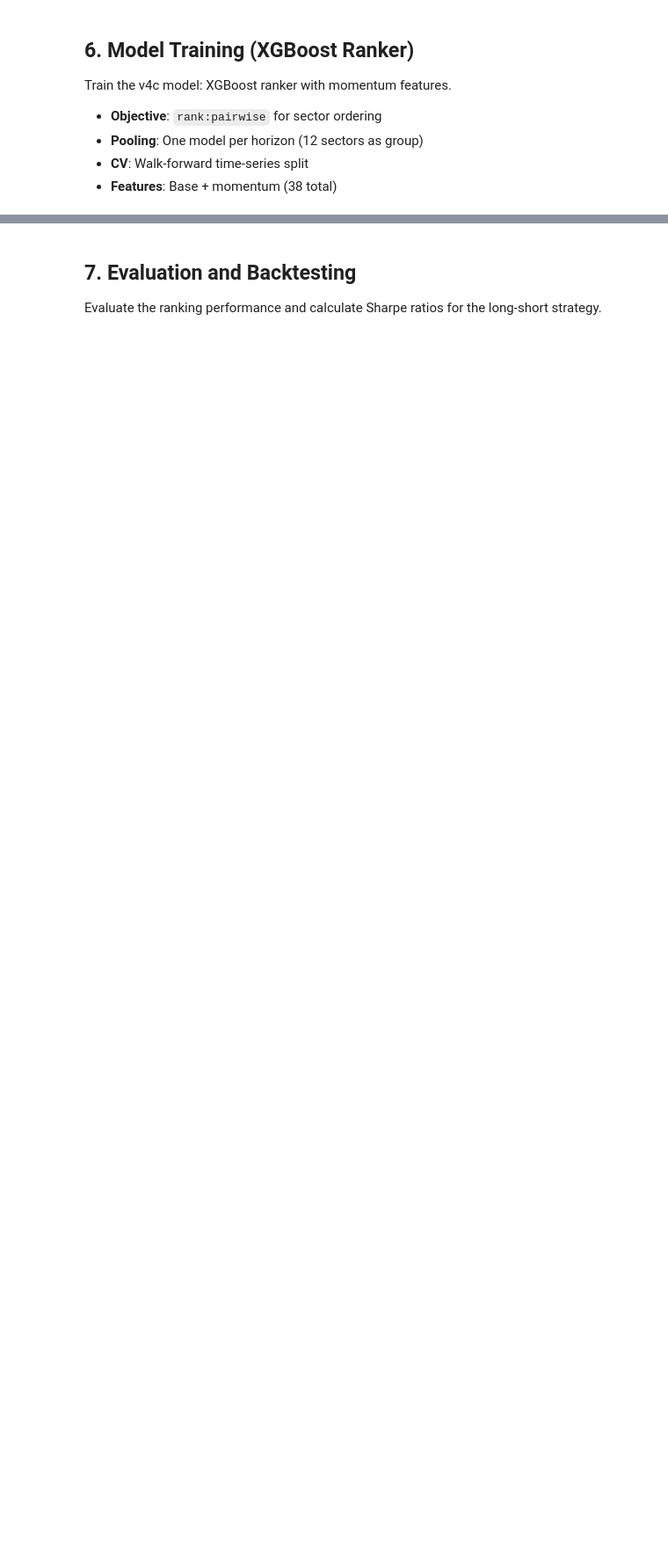
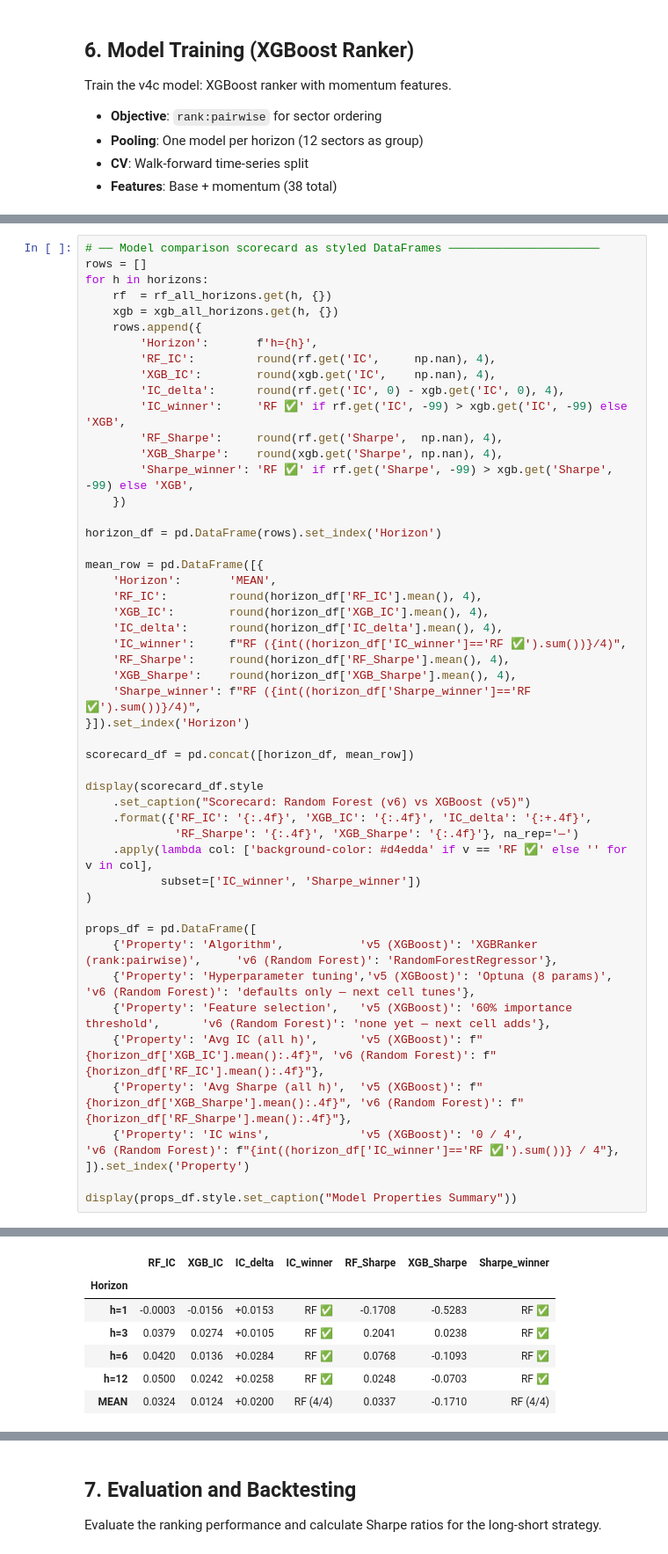
Before and after one commit to catma12/fintech-project-1, a Jupyter notebook: notebooks/best_model_v4c.ipynb, the cells around one changed output, grey strips where cells are left out. Shown at 88% size. Drawn from its saved outputs; the diff is of its cells as text; blank space fills up the shorter version.

```diff
--- a/notebooks/best_model_v4c.ipynb
+++ b/notebooks/best_model_v4c.ipynb
@@ -345,0 +1430,51 @@ for h in horizons:
+# %%
+# ── Model comparison scorecard as styled DataFrames ──────────────────────
+rows = []
+for h in horizons:
+    rf  = rf_all_horizons.get(h, {})
+    xgb = xgb_all_horizons.get(h, {})
+    rows.append({
+        'Horizon':       f'h={h}',
+        'RF_IC':         round(rf.get('IC',     np.nan), 4),
+        'XGB_IC':        round(xgb.get('IC',    np.nan), 4),
+        'IC_delta':      round(rf.get('IC', 0) - xgb.get('IC', 0), 4),
+        'IC_winner':     'RF ✅' if rf.get('IC', -99) > xgb.get('IC', -99) else 'XGB',
+        'RF_Sharpe':     round(rf.get('Sharpe',  np.nan), 4),
+        'XGB_Sharpe':    round(xgb.get('Sharpe', np.nan), 4),
+        'Sharpe_winner': 'RF ✅' if rf.get('Sharpe', -99) > xgb.get('Sharpe', -99) else 'XGB',
+    })
+
+horizon_df = pd.DataFrame(rows).set_index('Horizon')
+
+mean_row = pd.DataFrame([{
+    'Horizon':       'MEAN',
+    'RF_IC':         round(horizon_df['RF_IC'].mean(), 4),
+    'XGB_IC':        round(horizon_df['XGB_IC'].mean(), 4),
+    'IC_delta':      round(horizon_df['IC_delta'].mean(), 4),
+    'IC_winner':     f"RF ({int((horizon_df['IC_winner']=='RF ✅').sum())}/4)",
+    'RF_Sharpe':     round(horizon_df['RF_Sharpe'].mean(), 4),
+    'XGB_Sharpe':    round(horizon_df['XGB_Sharpe'].mean(), 4),
+    'Sharpe_winner': f"RF ({int((horizon_df['Sharpe_winner']=='RF ✅').sum())}/4)",
+}]).set_index('Horizon')
+
+scorecard_df = pd.concat([horizon_df, mean_row])
+
+display(scorecard_df.style
+    .set_caption("Scorecard: Random Forest (v6) vs XGBoost (v5)")
+    .format({'RF_IC': '{:.4f}', 'XGB_IC': '{:.4f}', 'IC_delta': '{:+.4f}',
+             'RF_Sharpe': '{:.4f}', 'XGB_Sharpe': '{:.4f}'}, na_rep='—')
+    .apply(lambda col: ['background-color: #d4edda' if v == 'RF ✅' else '' for v in col],
+           subset=['IC_winner', 'Sharpe_winner'])
+)
+
+props_df = pd.DataFrame([
+    {'Property': 'Algorithm',           'v5 (XGBoost)': 'XGBRanker (rank:pairwise)',     'v6 (Random Forest)': 'RandomForestRegressor'},
+    {'Property': 'Hyperparameter tuning','v5 (XGBoost)': 'Optuna (8 params)',             'v6 (Random Forest)': 'defaults only — next cell tunes'},
+    {'Property': 'Feature selection',   'v5 (XGBoost)': '60% importance threshold',      'v6 (Random Forest)': 'none yet — next cell adds'},
+    {'Property': 'Avg IC (all h)',      'v5 (XGBoost)': f"{horizon_df['XGB_IC'].mean():.4f}", 'v6 (Random Forest)': f"{horizon_df['RF_IC'].mean():.4f}"},
+    {'Property': 'Avg Sharpe (all h)',  'v5 (XGBoost)': f"{horizon_df['XGB_Sharpe'].mean():.4f}", 'v6 (Random Forest)': f"{horizon_df['RF_Sharpe'].mean():.4f}"},
+    {'Property': 'IC wins',             'v5 (XGBoost)': '0 / 4',                          'v6 (Random Forest)': f"{int((horizon_df['IC_winner']=='RF ✅').sum())} / 4"},
+]).set_index('Property')
+
+display(props_df.style.set_caption("Model Properties Summary"))
+# %% [output]
@@ -345,0 +1482,7 @@ for h in horizons:
+|  | RF_IC | XGB_IC | IC_delta | IC_winner | RF_Sharpe | XGB_Sharpe | Sharpe_winner |
+| Horizon |  |  |  |  |  |  |  |
+| h=1 | -0.0003 | -0.0156 | +0.0153 | RF ✅ | -0.1708 | -0.5283 | RF ✅ |
+| h=3 | 0.0379 | 0.0274 | +0.0105 | RF ✅ | 0.2041 | 0.0238 | RF ✅ |
+| h=6 | 0.0420 | 0.0136 | +0.0284 | RF ✅ | 0.0768 | -0.1093 | RF ✅ |
+| h=12 | 0.0500 | 0.0242 | +0.0258 | RF ✅ | 0.0248 | -0.0703 | RF ✅ |
+| MEAN | 0.0324 | 0.0124 | +0.0200 | RF (4/4) | 0.0337 | -0.1710 | RF (4/4) |
```
Also changed, not shown: parts of 41 cells of this notebook, 5 other files.
